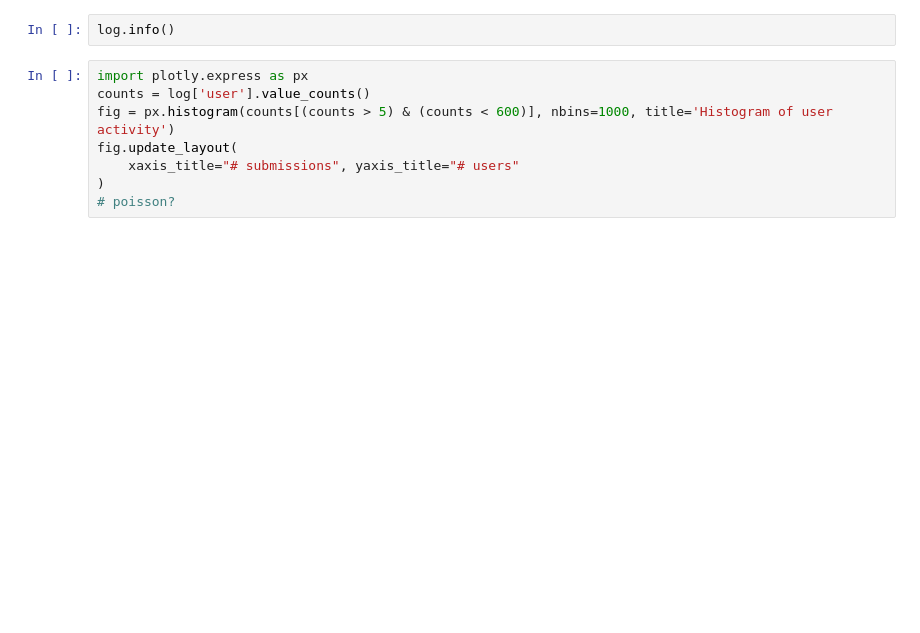
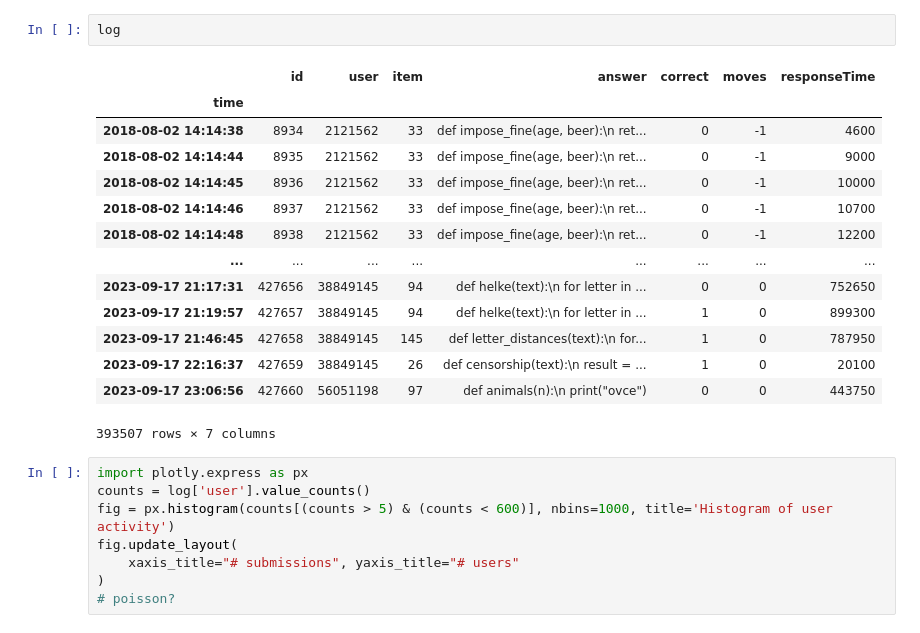
Before and after one commit to PavelNedelnik/umimeto-aberrant-users, a Jupyter notebook: main.ipynb, the cells around one changed output. Cells and saved outputs as stored; diff of their text form; blank space fills up the shorter version.

```diff
--- a/main.ipynb
+++ b/main.ipynb
@@ -29,7 +40,22 @@ else:
     log['time'] = pd.to_datetime(log['time'])
     log.set_index('time', inplace=True)
 # %%
-log.info()
+log
+# %% [output]
+|  | id | user | item | answer | correct | moves | responseTime |
+| time |  |  |  |  |  |  |  |
+| 2018-08-02 14:14:38 | 8934 | 2121562 | 33 | def impose_fine(age, beer):\n ret... | 0 | -1 | 4600 |
+| 2018-08-02 14:14:44 | 8935 | 2121562 | 33 | def impose_fine(age, beer):\n ret... | 0 | -1 | 9000 |
+| 2018-08-02 14:14:45 | 8936 | 2121562 | 33 | def impose_fine(age, beer):\n ret... | 0 | -1 | 10000 |
+| 2018-08-02 14:14:46 | 8937 | 2121562 | 33 | def impose_fine(age, beer):\n ret... | 0 | -1 | 10700 |
+| 2018-08-02 14:14:48 | 8938 | 2121562 | 33 | def impose_fine(age, beer):\n ret... | 0 | -1 | 12200 |
+| ... | ... | ... | ... | ... | ... | ... | ... |
+| 2023-09-17 21:17:31 | 427656 | 38849145 | 94 | def helke(text):\n for letter in ... | 0 | 0 | 752650 |
+| 2023-09-17 21:19:57 | 427657 | 38849145 | 94 | def helke(text):\n for letter in ... | 1 | 0 | 899300 |
+| 2023-09-17 21:46:45 | 427658 | 38849145 | 145 | def letter_distances(text):\n for... | 1 | 0 | 787950 |
+| 2023-09-17 22:16:37 | 427659 | 38849145 | 26 | def censorship(text):\n result = ... | 1 | 0 | 20100 |
+| 2023-09-17 23:06:56 | 427660 | 56051198 | 97 | def animals(n):\n print("ovce") | 0 | 0 | 443750 |
+393507 rows × 7 columns
 # %%
 import plotly.express as px
 counts = log['user'].value_counts()
```
Also changed, not shown: parts of 19 cells of this notebook, 5 other files.
